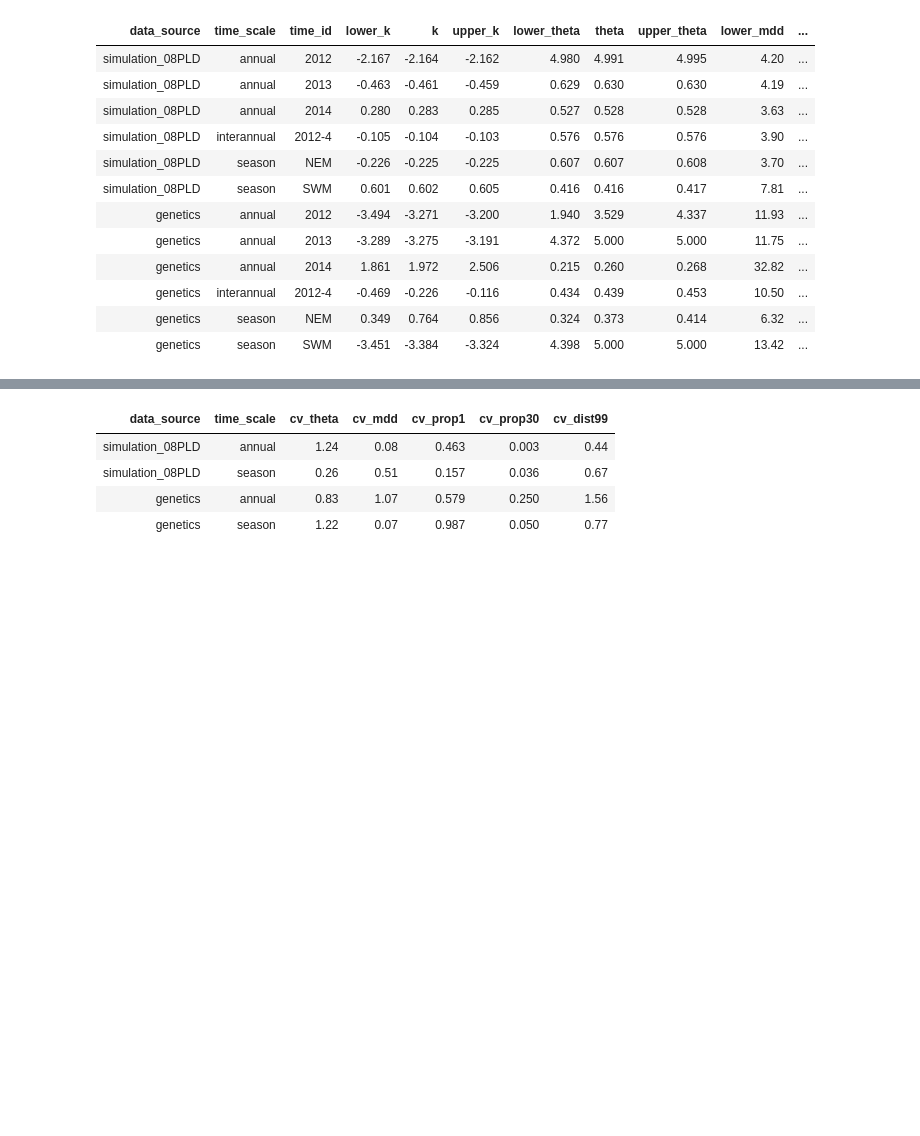
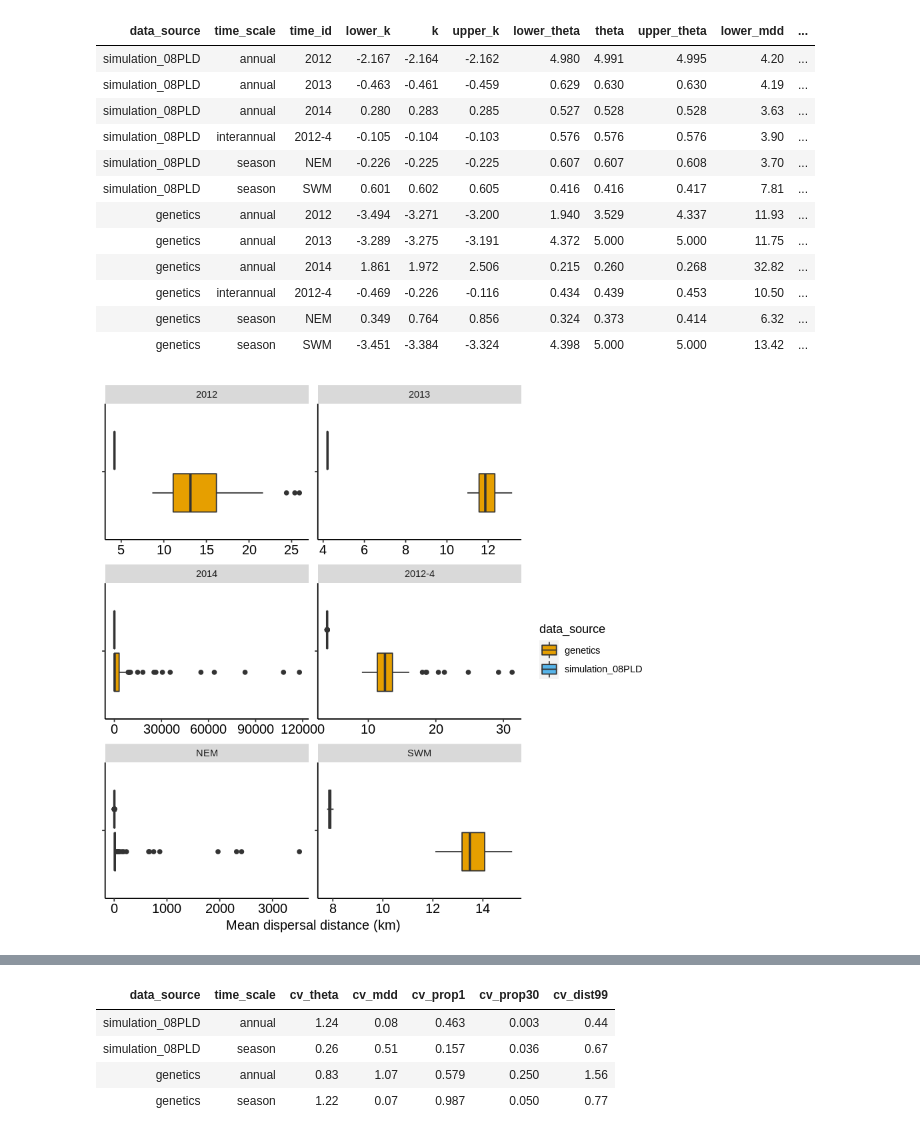
Before and after one commit to pinskylab/CamotesROMS, a Jupyter notebook: notebooks/process_ROMS_kernels.ipynb, the cells around one changed output, grey strips where cells are left out. Saved outputs shown, nothing was run; the diff lists cells and outputs as text; code cells hidden in the pictures; blank space fills up the shorter version.

```diff
--- a/notebooks/process_ROMS_kernels.ipynb
+++ b/notebooks/process_ROMS_kernels.ipynb
@@ -400,3 +400,28 @@ KernelFittingSummary
 | genetics | interannual | 2012-4 | -0.469 | -0.226 | -0.116 | 0.434 | 0.439 | 0.453 | 10.50 | ... |
 | genetics | season | NEM | 0.349 | 0.764 | 0.856 | 0.324 | 0.373 | 0.414 | 6.32 | ... |
 | genetics | season | SWM | -3.451 | -3.384 | -3.324 | 4.398 | 5.000 | 5.000 | 13.42 | ... |
+# %%
+#plot mean dispersal distance
+cbbPalette <- c("#E69F00", "#56B4E9", "#CC79A7")#, #"#F0E442","#009E73" "#0072B2", "#D55E00", "#CC79A7")
+GenPlusSimKernels95CISamp$time_id <- factor(GenPlusSimKernels95CISamp$time_id, levels=c("2012", "2013", "2014", "2012-4", "NEM", "SWM"))
+
+MDD <- ggplot() +
+    geom_boxplot(data=GenPlusSimKernels95CISamp, aes(x=mdd, y=time_id, fill=data_source)) +
+        scale_colour_manual(values=cbbPalette)+
+        scale_fill_manual(values=cbbPalette) +
+    theme(axis.title.y= element_text(size=12, color="black"),
+    axis.title.x=element_text(size=12, color="black"),
+    #plot.background = element_rect(colour = "black", size = 1),
+    axis.text.x =  element_text(size=12, color="black"),#15 for publication, 20 for presentation #element_text(size=15, color="black", family="Helvetica"),
+    axis.text.y =  element_blank(),#element_text(size=15, color="black"), #element_text(size=15, color="black", family="Helvetica"),
+    panel.grid.major = element_blank(),
+    #panel.grid.minor = element_blank(),
+    panel.background = element_blank(), #,
+    axis.line = element_line(colour = "black")) +
+    xlab("Mean dispersal distance (km)") + #
+    ylab(NULL) +
+    facet_wrap(~ time_id, ncol=2, scales="free")
+MDD
+ggsave(filename="BothTimeScalesMDD.png", plot= MDD, path="~/oceanography/script_output/plots/", width=6, height=4, units="in" )
+# %% [output]
+[figure, added]
```
Also changed, not shown: parts of 8 cells of this notebook, 9 other files.
